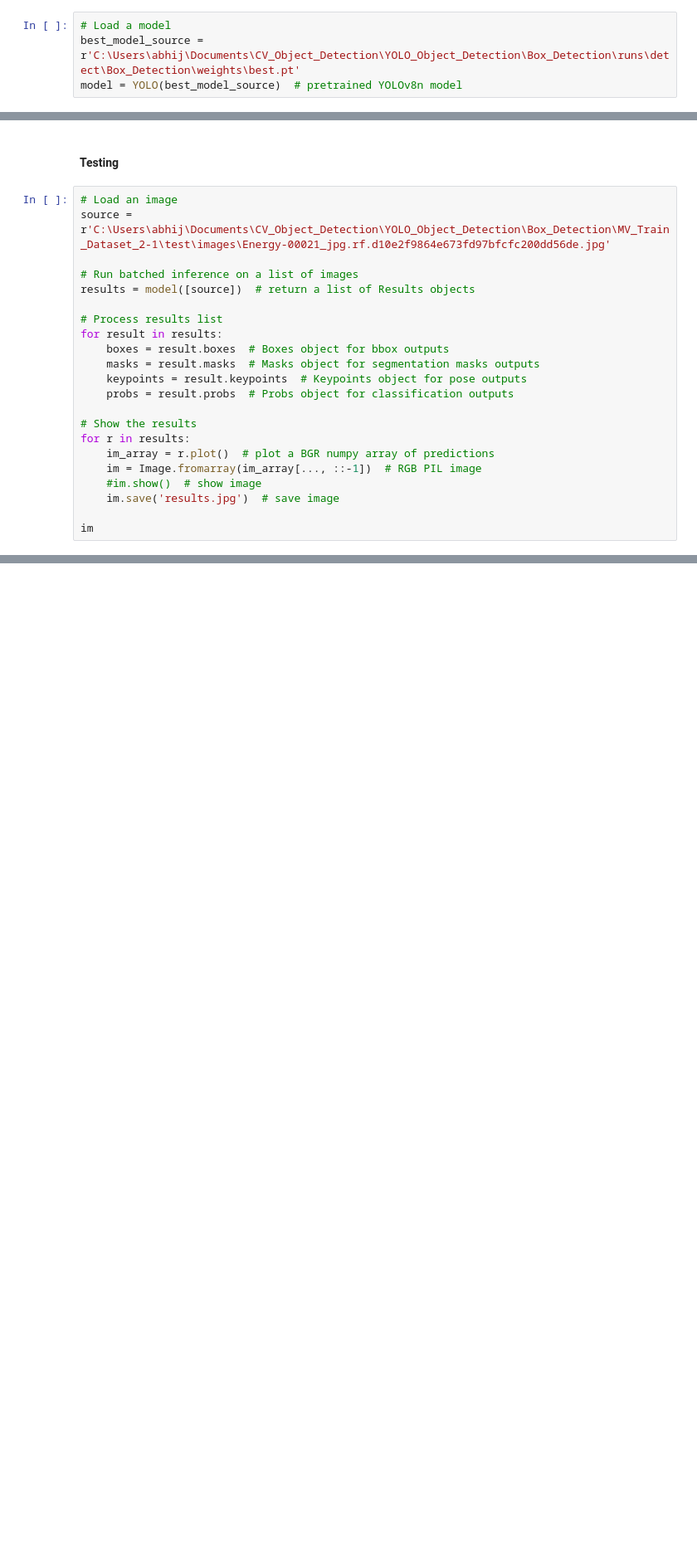
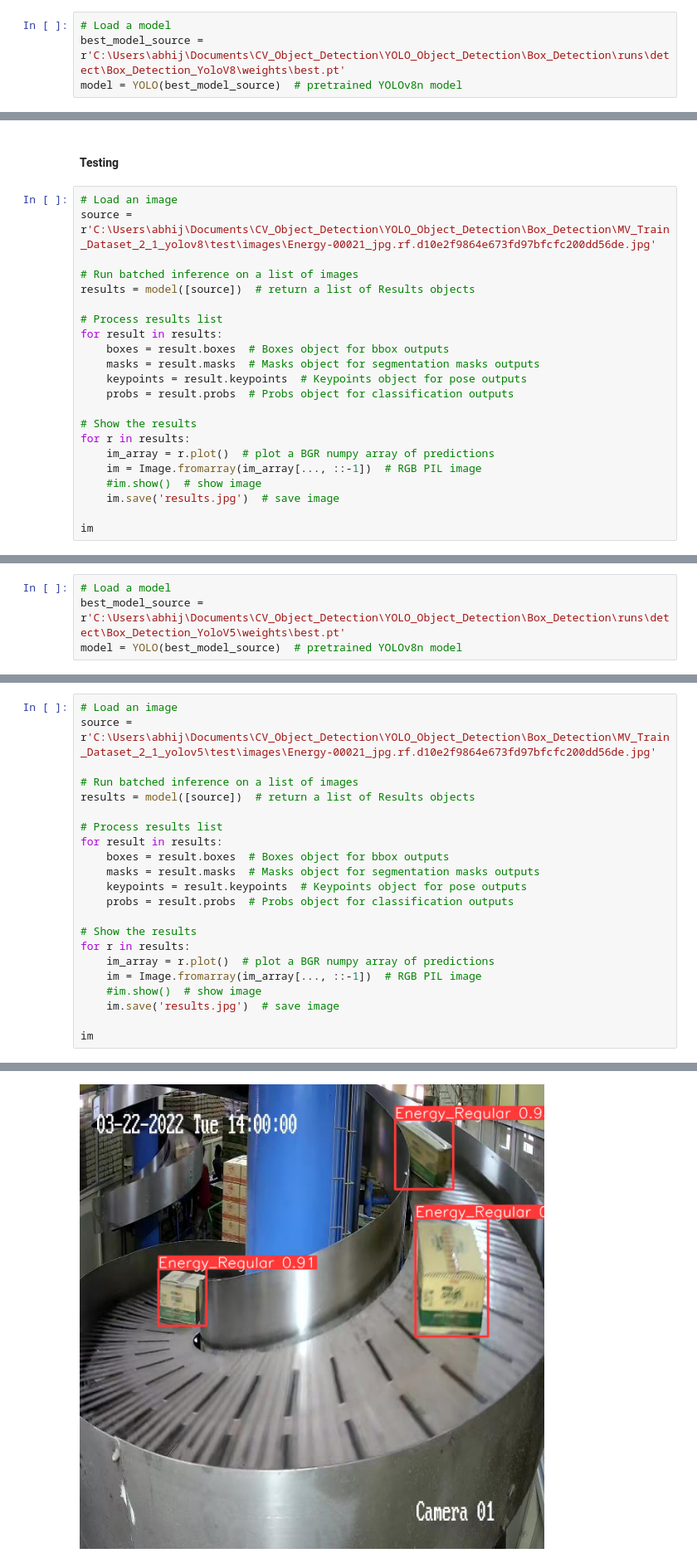
Before and after one commit to abhijeetgupta23/Box-Detection-in-Warehouse-using-Vision-Based-ML-Engineering, a Jupyter notebook: Yolo8_Model_Creation.ipynb, the cells around one changed output, grey strips where cells are left out. Shown at 83% size. Cells and saved outputs as stored; diff of their text form; blank space fills up the shorter version.

```diff
--- a/Yolo8_Model_Creation.ipynb
+++ b/Yolo8_Model_Creation.ipynb
@@ -135,7 +135,7 @@ Results saved to runs\detect\Box_Detection2
 #### Validation
 # %%
 # Load a model
-best_model_source = r'C:\Users\abhij\Documents\CV_Object_Detection\YOLO_Object_Detection\Box_Detection\runs\detect\Box_Detection\weights\best.pt'
+best_model_source = r'C:\Users\abhij\Documents\CV_Object_Detection\YOLO_Object_Detection\Box_Detection\runs\detect\Box_Detection_YoloV8\weights\best.pt'
 model = YOLO(best_model_source)  # pretrained YOLOv8n model
 # %%
 # Validate the model
@@ -157,7 +157,7 @@ array([    0.91686,     0.90705])
 #### Testing
 # %%
 # Load an image
-source = r'C:\Users\abhij\Documents\CV_Object_Detection\YOLO_Object_Detection\Box_Detection\MV_Train_Dataset_2-1\test\images\Energy-00021_jpg.rf.d10e2f9864e673fd97bfcfc200dd56de.jpg'
+source = r'C:\Users\abhij\Documents\CV_Object_Detection\YOLO_Object_Detection\Box_Detection\MV_Train_Dataset_2_1_yolov8\test\images\Energy-00021_jpg.rf.d10e2f9864e673fd97bfcfc200dd56de.jpg'
 
 # Run batched inference on a list of images
 results = model([source])  # return a list of Results objects
@@ -200,0 +242,4 @@ array([    0.92263,     0.90375])
+# %%
+# Load a model
+best_model_source = r'C:\Users\abhij\Documents\CV_Object_Detection\YOLO_Object_Detection\Box_Detection\runs\detect\Box_Detection_YoloV5\weights\best.pt'
+model = YOLO(best_model_source)  # pretrained YOLOv8n model
@@ -200,0 +265,23 @@ array([    0.92263,     0.90375])
+# %%
+# Load an image
+source = r'C:\Users\abhij\Documents\CV_Object_Detection\YOLO_Object_Detection\Box_Detection\MV_Train_Dataset_2_1_yolov5\test\images\Energy-00021_jpg.rf.d10e2f9864e673fd97bfcfc200dd56de.jpg'
+
+# Run batched inference on a list of images
+results = model([source])  # return a list of Results objects
+
+# Process results list
+for result in results:
+    boxes = result.boxes  # Boxes object for bbox outputs
+    masks = result.masks  # Masks object for segmentation masks outputs
+    keypoints = result.keypoints  # Keypoints object for pose outputs
+    probs = result.probs  # Probs object for classification outputs
+
+# Show the results
+for r in results:
+    im_array = r.plot()  # plot a BGR numpy array of predictions
+    im = Image.fromarray(im_array[..., ::-1])  # RGB PIL image
+    #im.show()  # show image
+    im.save('results.jpg')  # save image
+
+im
+# %% [output]
@@ -200,0 +290 @@ array([    0.92263,     0.90375])
+[figure, added]
```
Also changed, not shown: parts of 16 cells of this notebook, 8 other files.
